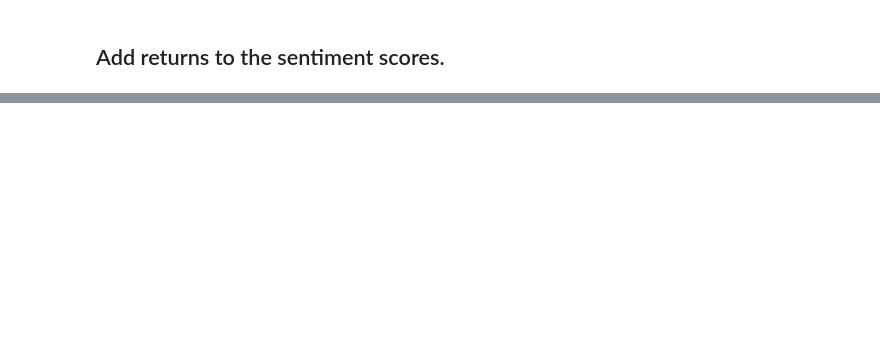
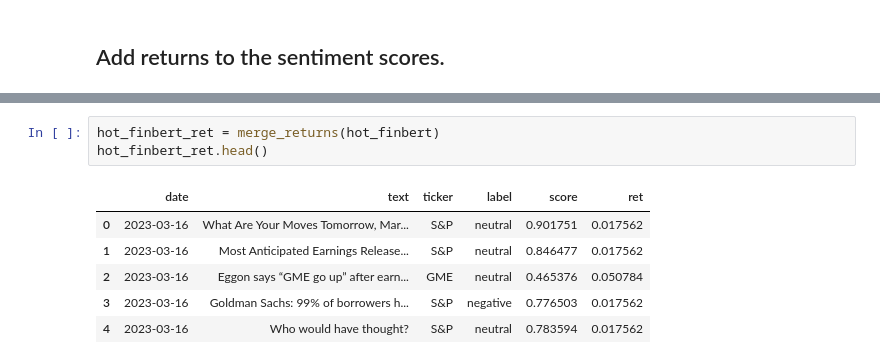
Before and after one commit to Christopher-jason/cjs-dissertation, a Jupyter notebook: Stocks/draft_2.ipynb, the cells around one changed output, grey strips where cells are left out. Saved outputs shown, nothing was run; the diff lists cells and outputs as text; blank space fills up the shorter version.

```diff
--- a/Stocks/draft_2.ipynb
+++ b/Stocks/draft_2.ipynb
@@ -715,0 +737,10 @@ hot_finbert[hot_finbert['text'].isin(missing)]
+# %%
+hot_finbert_ret = merge_returns(hot_finbert)
+hot_finbert_ret.head()
+# %% [output]
+|  | date | text | ticker | label | score | ret |
+| 0 | 2023-03-16 | What Are Your Moves Tomorrow, Mar... | S&P | neutral | 0.901751 | 0.017562 |
+| 1 | 2023-03-16 | Most Anticipated Earnings Release... | S&P | neutral | 0.846477 | 0.017562 |
+| 2 | 2023-03-16 | Eggon says “GME go up” after earn... | GME | neutral | 0.465376 | 0.050784 |
+| 3 | 2023-03-16 | Goldman Sachs: 99% of borrowers h... | S&P | negative | 0.776503 | 0.017562 |
+| 4 | 2023-03-16 | Who would have thought? | S&P | neutral | 0.783594 | 0.017562 |
```
Also changed, not shown: parts of 21 cells of this notebook, 6 other files.
